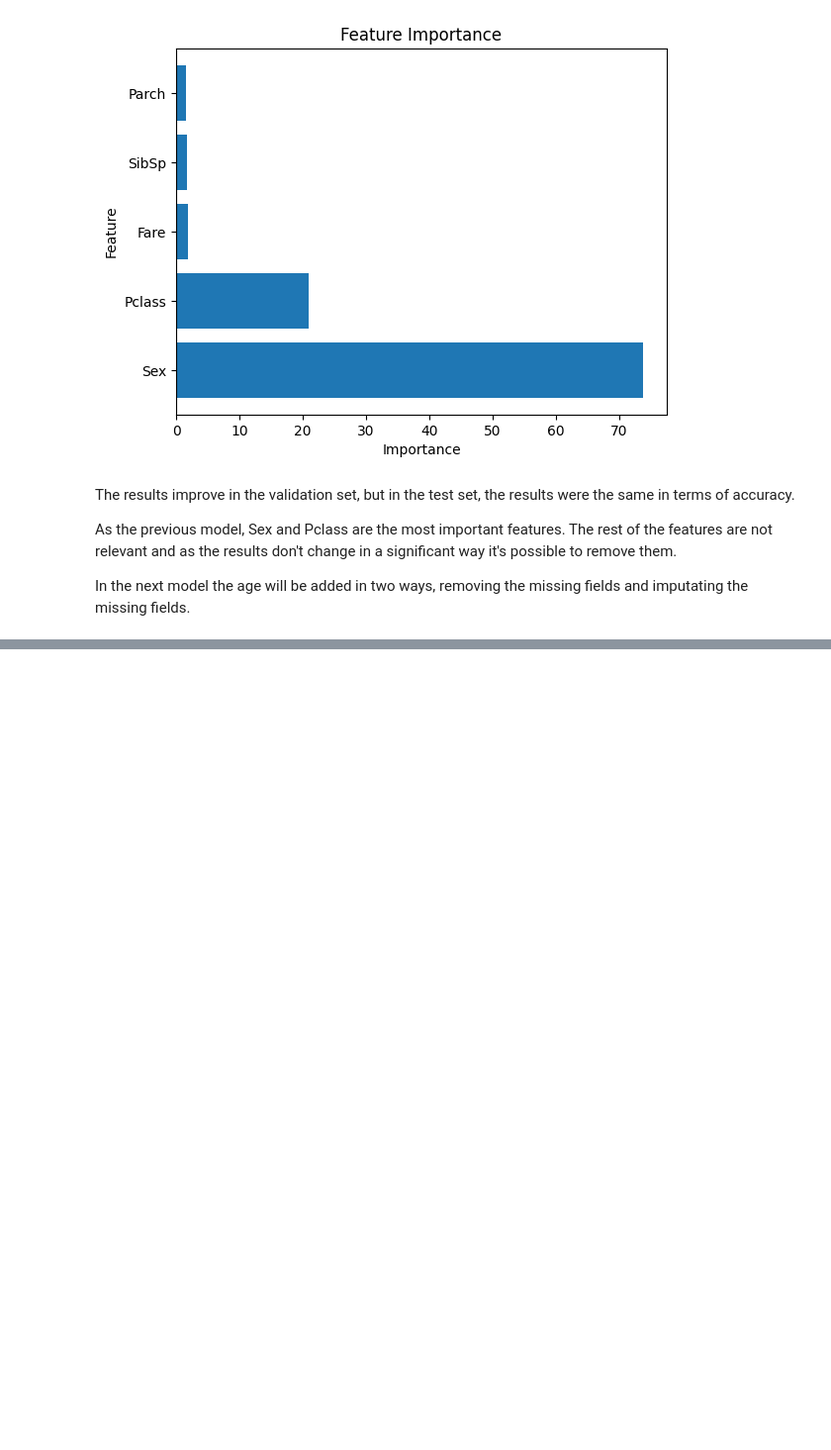
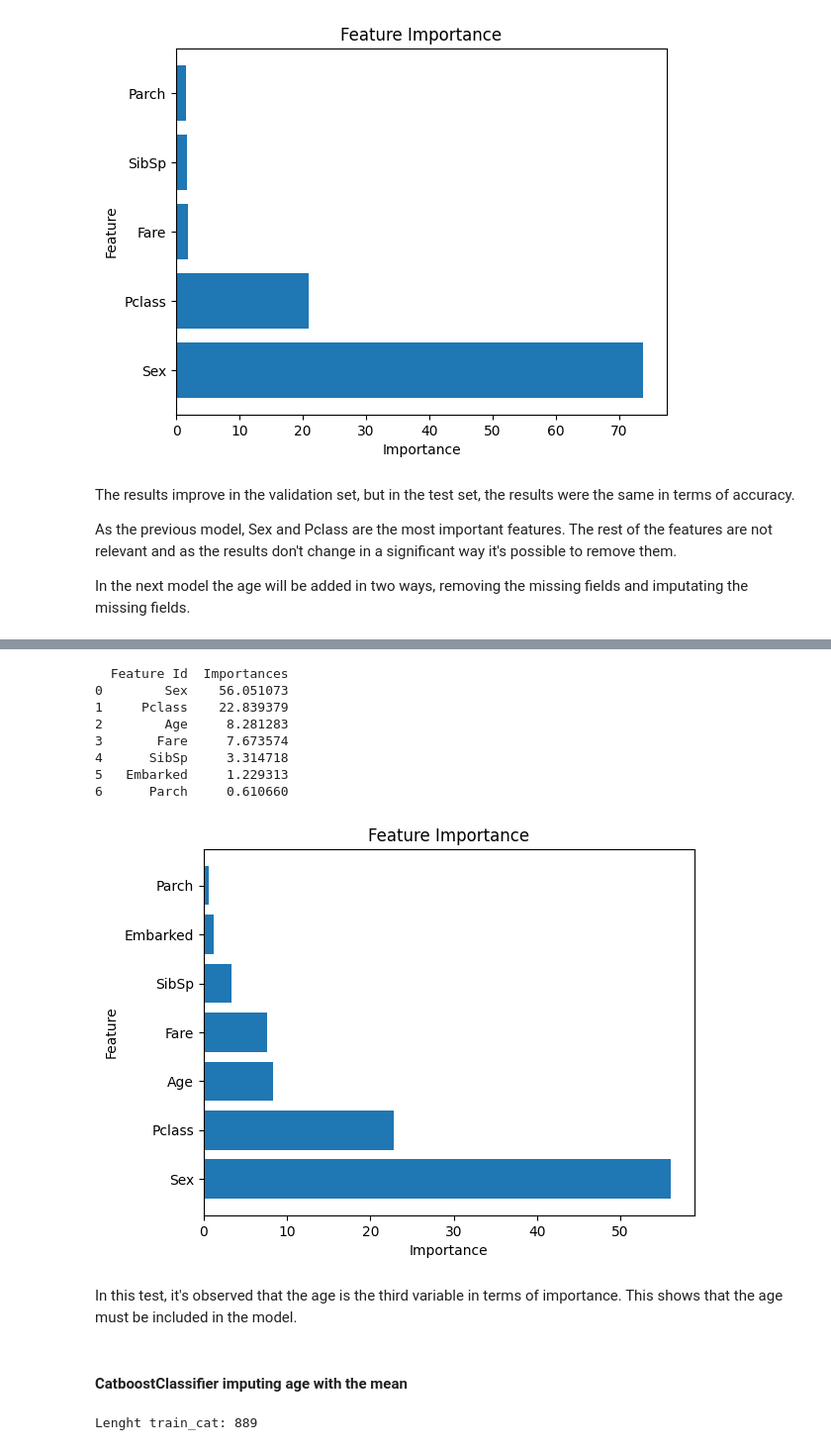
Before and after one commit to nhernandezz970408/Titanic---Machine-Learning-from-Disaster, a Jupyter notebook: notebooks/model-exploration.ipynb, the cells around one changed output, grey strips where cells are left out. Shown at 99% size. Drawn from its saved outputs; the diff is of its cells as text; code cells hidden in the pictures; blank space fills up the shorter version.

Commit message:
CatboostClassifier with test accuracy: 0.78708
CatboostClassifier exploration model with different approaches.

```diff
--- a/notebooks/model-exploration.ipynb
+++ b/notebooks/model-exploration.ipynb
@@ -193,0 +194,9 @@ Tiempo estimado hasta aquí: ~1 hour
+# %%
+train = pd.read_csv("/kaggle/input/titanic/train.csv")
+train_cat_3 = train[["Survived", "Pclass", "Sex","Age", "SibSp", "Parch", "Fare", "Embarked"]].copy()
+train_cat_3.dropna(inplace = True)
+print("Lenght train_cat:", len(train_cat_3))
+X_cat_3 = train_cat_3.drop('Survived', axis=1)
+y_cat_3 = train_cat_3['Survived']
+X_train_cat_3, X_temp_cat_3, y_train_cat_3, y_temp_cat_3 = train_test_split(X_cat_3, y_cat_3, test_size=0.3, random_state=42) #Separate train set
+X_val_cat_3, X_test_cat_3, y_val_cat_3, y_test_cat_3 = train_test_split(X_temp_cat_3, y_temp_cat_3, test_size=0.5, random_state=42) #Create validation and test set
@@ -193,0 +205,13 @@ Tiempo estimado hasta aquí: ~1 hour
+# %%
+cat_features =["Sex", "Embarked"]
+train_pool_cat_3 = Pool(data=X_train_cat_3, label=y_train_cat_3, cat_features=cat_features)
+val_pool_cat_3 = Pool(data=X_val_cat_3, label=y_val_cat_3, cat_features=cat_features)
+#Pool is a data container that contains the training dataset,
+#along with optionally the target variable and details about the categorical features
+cat_model_3 = CatBoostClassifier(eval_metric='Accuracy',
+                               random_seed=42,
+                               cat_features=cat_features,
+                               verbose=50,
+                               early_stopping_rounds=50
+                              )
+cat_model_3.fit(train_pool_cat_3, eval_set=val_pool_cat_3, verbose=True)
@@ -193,0 +249,35 @@ Tiempo estimado hasta aquí: ~1 hour
+# %%
+feature_importance  = cat_model_3.get_feature_importance(prettified=True)
+print(feature_importance)
+
+plt.barh(feature_importance['Feature Id'], feature_importance['Importances'])
+plt.xlabel('Importance')
+plt.ylabel('Feature')
+plt.title('Feature Importance')
+plt.show()
+# %% [output]
+  Feature Id  Importances
+0        Sex    56.051073
+1     Pclass    22.839379
+2        Age     8.281283
+3       Fare     7.673574
+4      SibSp     3.314718
+5   Embarked     1.229313
+6      Parch     0.610660
+[figure, added]
+# %% [markdown]
+In this test, it's observed that the age is the third variable in terms of importance. This shows that the age must be included in the model.
+# %% [markdown]
+#### CatboostClassifier imputing age with the mean
+# %%
+train = pd.read_csv("/kaggle/input/titanic/train.csv")
+train_cat_4 = train[["Survived", "Pclass", "Sex","Age", "SibSp", "Parch", "Fare", "Embarked"]].copy()
+train_cat_4["Age"].fillna(train_cat_4["Age"].mean(), inplace = True)
+train_cat_4.dropna(inplace = True)
+print("Lenght train_cat:", len(train_cat_4))
+X_cat_4 = train_cat_4.drop('Survived', axis=1)
+y_cat_4 = train_cat_4['Survived']
+X_train_cat_4, X_temp_cat_4, y_train_cat_4, y_temp_cat_4 = train_test_split(X_cat_4, y_cat_4, test_size=0.3, random_state=42) #Separate train set
+X_val_cat_4, X_test_cat_4, y_val_cat_4, y_test_cat_4 = train_test_split(X_temp_cat_4, y_temp_cat_4, test_size=0.5, random_state=42) #Create validation and test set
+# %% [output]
+Lenght train_cat: 889
```
Also changed, not shown: parts of 28 cells of this notebook.
